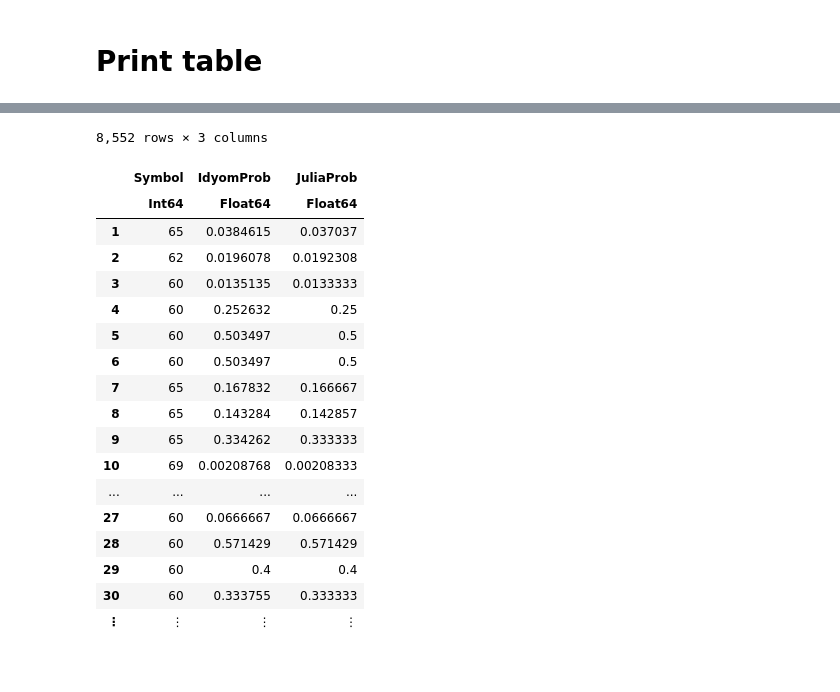
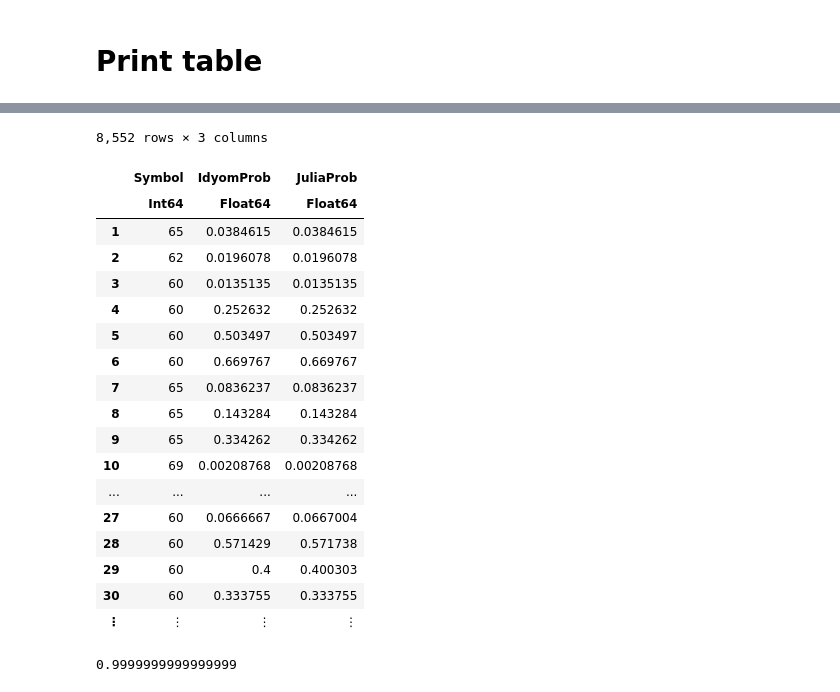
Before and after one commit to nick-harley/chakra, a Jupyter notebook: idyom-comparison.ipynb, the cells around one changed output, grey strips where cells are left out. Drawn from its saved outputs; the diff is of its cells as text; code cells hidden in the pictures.

Commit message:
comments, refactor and normalise distribution

```diff
--- a/idyom-comparison.ipynb
+++ b/idyom-comparison.ipynb
@@ -71,30 +67,30 @@ table = PPM.todataframe(model)
 # %%
 symbols = table.Symbol
 probabilities = table.Prob
 orders = table.Order
-df = CSV.File("./idyom-data/STMA5.csv") |> DataFrame;
+df = CSV.File("./idyom-data/STMA*.csv") |> DataFrame;
 idyom_probs = df[!,"probability"]
 idyom_ics = df[!,"information.content"];
 DataFrame(Symbol = symbols, IdyomProb = idyom_probs, JuliaProb = probabilities)
 # %% [output]
 8,552 rows × 3 columns
 |  | Symbol | IdyomProb | JuliaProb |
 |  | Int64 | Float64 | Float64 |
-| 1 | 65 | 0.0384615 | 0.037037 |
-| 2 | 62 | 0.0196078 | 0.0192308 |
-| 3 | 60 | 0.0135135 | 0.0133333 |
-| 4 | 60 | 0.252632 | 0.25 |
-| 5 | 60 | 0.503497 | 0.5 |
-| 6 | 60 | 0.503497 | 0.5 |
-| 7 | 65 | 0.167832 | 0.166667 |
-| 8 | 65 | 0.143284 | 0.142857 |
-| 9 | 65 | 0.334262 | 0.333333 |
-| 10 | 69 | 0.00208768 | 0.00208333 |
+| 1 | 65 | 0.0384615 | 0.0384615 |
+| 2 | 62 | 0.0196078 | 0.0196078 |
+| 3 | 60 | 0.0135135 | 0.0135135 |
+| 4 | 60 | 0.252632 | 0.252632 |
+| 5 | 60 | 0.503497 | 0.503497 |
+| 6 | 60 | 0.669767 | 0.669767 |
+| 7 | 65 | 0.0836237 | 0.0836237 |
+| 8 | 65 | 0.143284 | 0.143284 |
+| 9 | 65 | 0.334262 | 0.334262 |
+| 10 | 69 | 0.00208768 | 0.00208768 |
 | ... | ... | ... | ... |
-| 27 | 60 | 0.0666667 | 0.0666667 |
-| 28 | 60 | 0.571429 | 0.571429 |
-| 29 | 60 | 0.4 | 0.4 |
-| 30 | 60 | 0.333755 | 0.333333 |
+| 27 | 60 | 0.0666667 | 0.0667004 |
+| 28 | 60 | 0.571429 | 0.571738 |
+| 29 | 60 | 0.4 | 0.400303 |
+| 30 | 60 | 0.333755 | 0.333755 |
 | ⋮ | ⋮ | ⋮ | ⋮ |
 # %%
 #base = length(a)
@@ -106,3 +102,7 @@ plot!(table.IC[1:106])
 idyom_phrase = findall(x->x==1,df[!,"phrase"][1:106]);
 vline!(idyom_phrase, lw = 2)
 plot!(size=(900,300))
+# %%
+sum(values(model[3][11].distribution))
+# %% [output]
+0.9999999999999999
```
Also changed, not shown: parts of 5 cells of this notebook, 10 other files.
